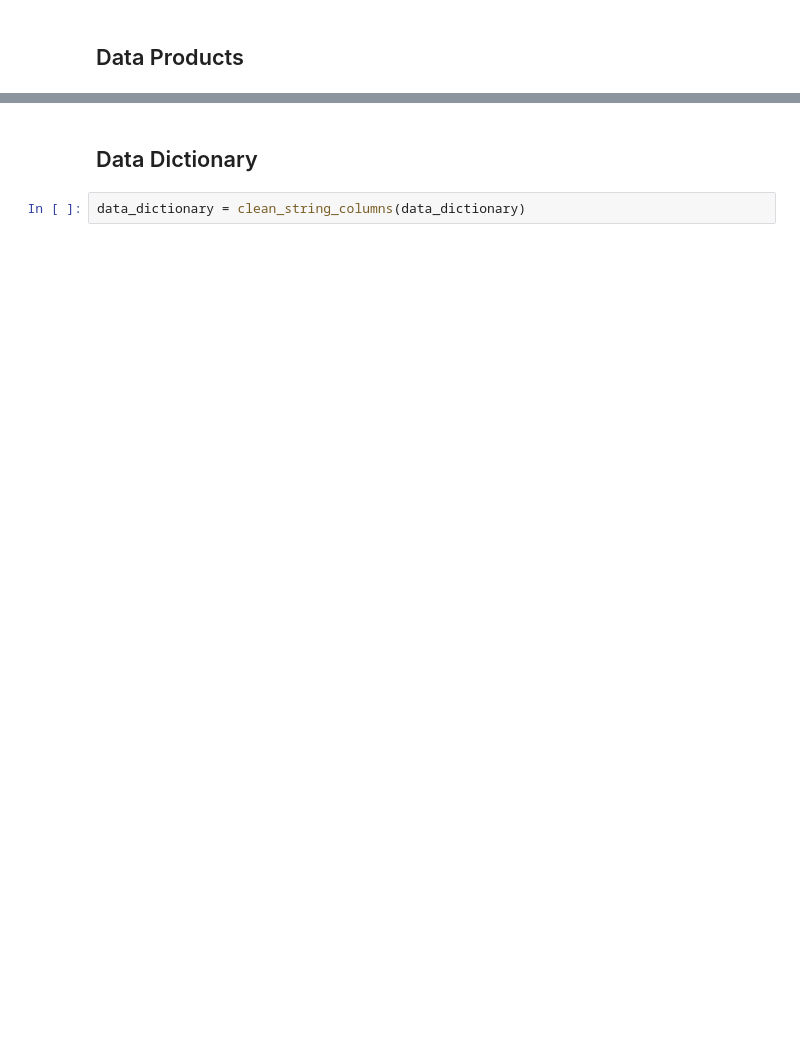
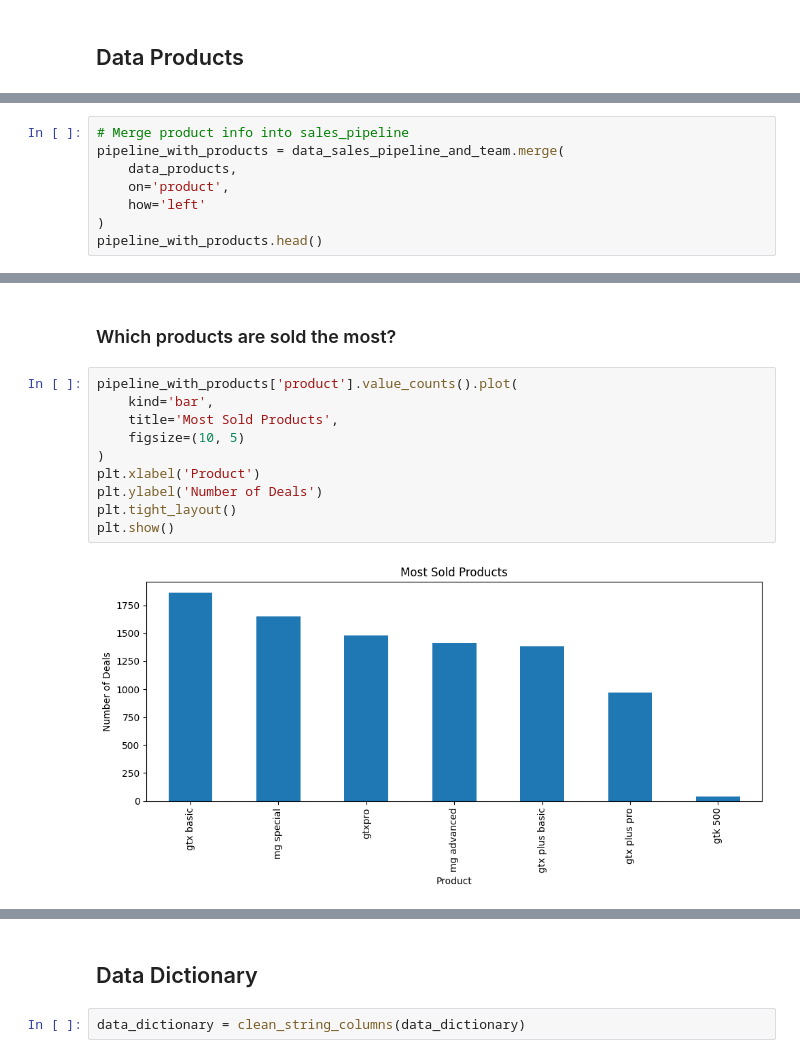
Before and after one commit to MatthieuScarset/aisrm, a Jupyter notebook: notebooks/01_data_exploration_and_cleaning.ipynb, the cells around one changed output, grey strips where cells are left out. Saved outputs shown, nothing was run; the diff lists cells and outputs as text; blank space fills up the shorter version.

```diff
--- a/notebooks/01_data_exploration_and_cleaning.ipynb
+++ b/notebooks/01_data_exploration_and_cleaning.ipynb
@@ -614,0 +766,8 @@ data_products = clean_string_columns(data_products)
+# %%
+# Merge product info into sales_pipeline
+pipeline_with_products = data_sales_pipeline_and_team.merge(
+    data_products,
+    on='product',
+    how='left'
+)
+pipeline_with_products.head()
@@ -614,0 +781,14 @@ data_products = clean_string_columns(data_products)
+# %% [markdown]
+### Which products are sold the most?
+# %%
+pipeline_with_products['product'].value_counts().plot(
+    kind='bar',
+    title='Most Sold Products',
+    figsize=(10, 5)
+)
+plt.xlabel('Product')
+plt.ylabel('Number of Deals')
+plt.tight_layout()
+plt.show()
+# %% [output]
+[figure, added]
```
Also changed, not shown: parts of 26 cells of this notebook, 7 other files.
